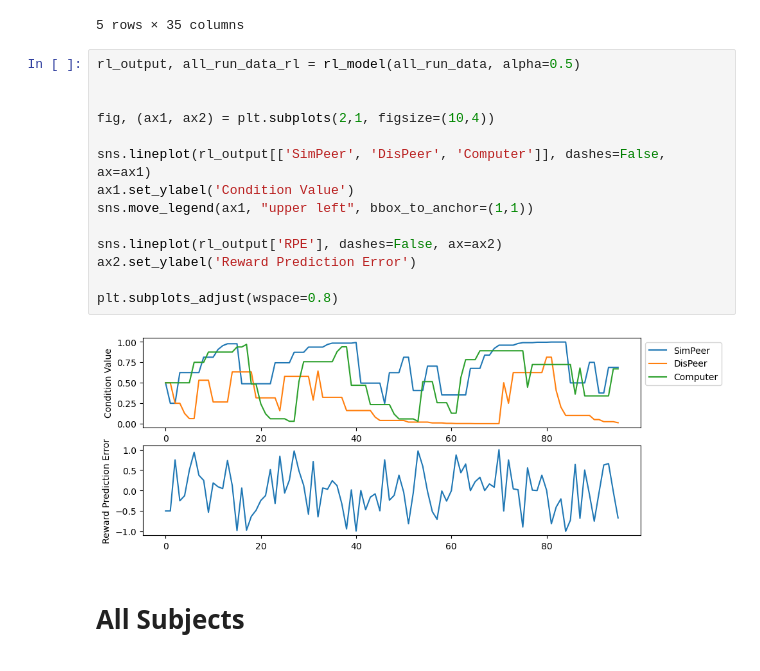
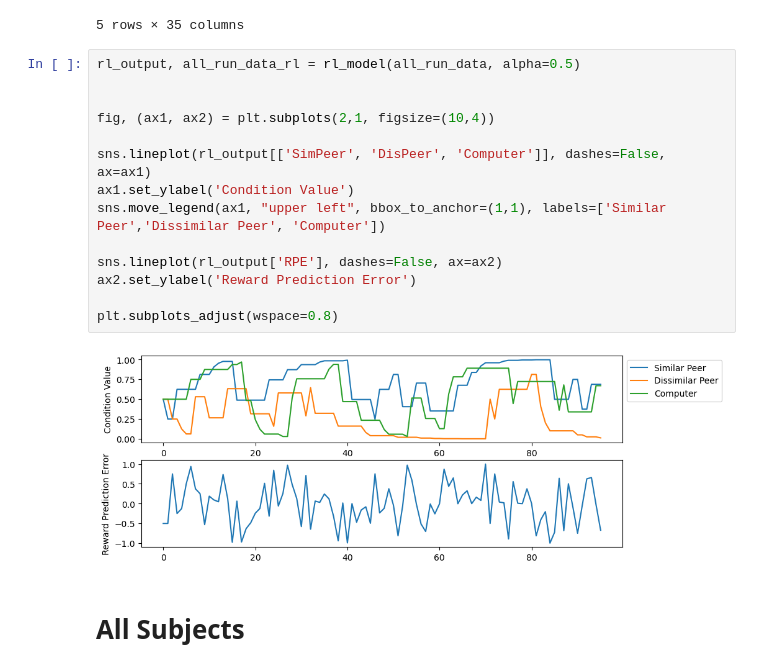
Before and after one commit to hspopal/scon_social_reward, a Jupyter notebook: code/social_reward_modeling.ipynb, the cells around one changed output. Saved outputs shown, nothing was run; the diff lists cells and outputs as text.

```diff
--- a/code/social_reward_modeling.ipynb
+++ b/code/social_reward_modeling.ipynb
@@ -142,19 +142,19 @@ all_run_data.head()
 # %%
 rl_output, all_run_data_rl = rl_model(all_run_data, alpha=0.5)
 
 
 fig, (ax1, ax2) = plt.subplots(2,1, figsize=(10,4))
 
 sns.lineplot(rl_output[['SimPeer', 'DisPeer', 'Computer']], dashes=False, ax=ax1)
 ax1.set_ylabel('Condition Value')
-sns.move_legend(ax1, "upper left", bbox_to_anchor=(1,1))
+sns.move_legend(ax1, "upper left", bbox_to_anchor=(1,1), labels=['Similar Peer','Dissimilar Peer', 'Computer'])
 
 sns.lineplot(rl_output['RPE'], dashes=False, ax=ax2)
 ax2.set_ylabel('Reward Prediction Error')
 
 plt.subplots_adjust(wspace=0.8)
 # %% [output]
-[figure, old version]
+[figure, new version]
 # %% [markdown]
 # All Subjects
 # %%
```
Also changed, not shown: 5 other files.
